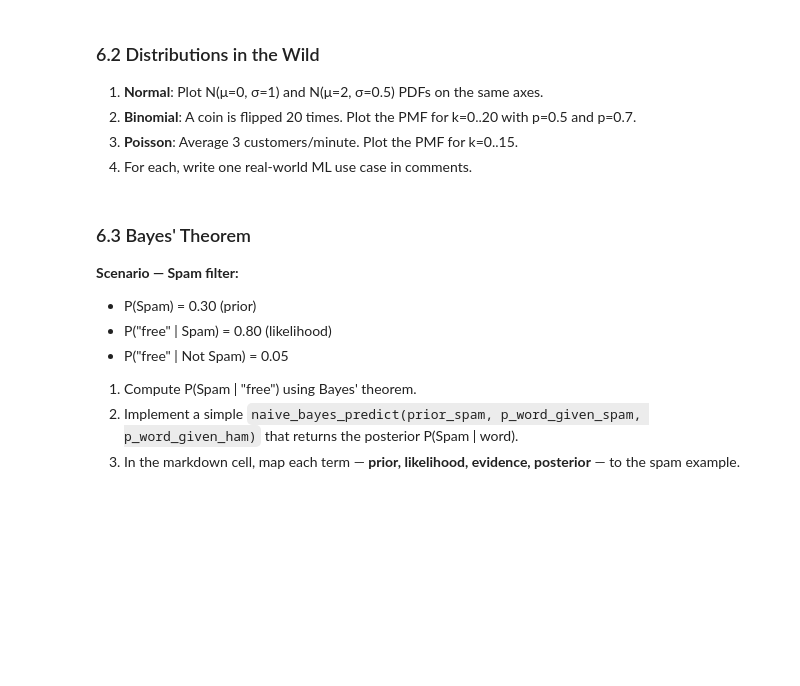
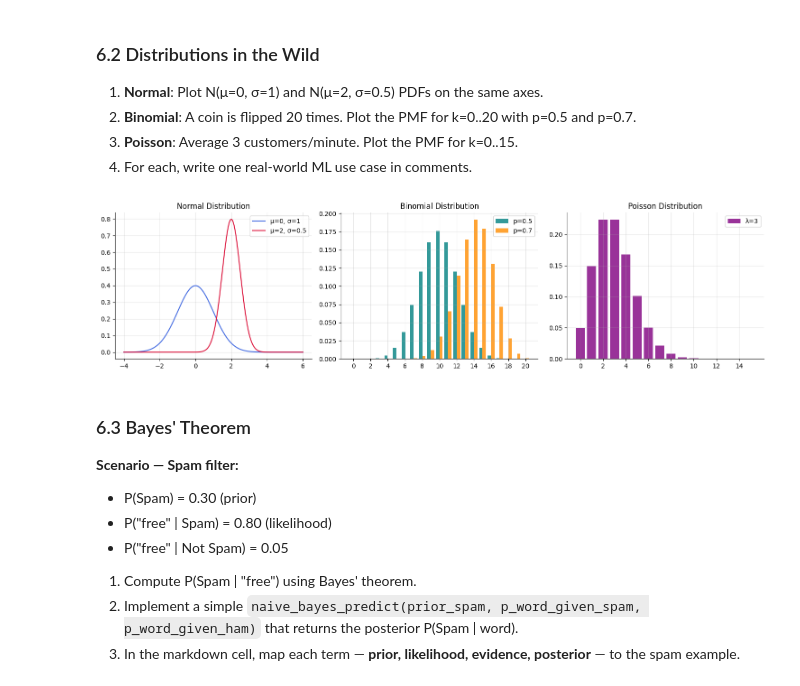
Before and after one commit to GagandeepSingh20/Celebal-Excellence-Internship, a Jupyter notebook: week1_Gagandeep.ipynb, the cells around one changed output. Cells and saved outputs as stored; diff of their text form; code cells hidden in the pictures; blank space fills up the shorter version.

```diff
--- a/week1_Gagandeep.ipynb
+++ b/week1_Gagandeep.ipynb
@@ -845,27 +951,52 @@ print(f"Independent? {independent}")
 3. **Poisson**: Average 3 customers/minute. Plot the PMF for k=0..15.
 4. For each, write one real-world ML use case in comments.
 # %%
+import numpy as np
+import matplotlib.pyplot as plt
+from scipy import stats
+
 fig, axes = plt.subplots(1, 3, figsize=(15, 4))
 
 # ── Normal ──────────────────────────────────────────────────────────────────
 x = np.linspace(-4, 6, 300)
-# YOUR CODE HERE — plot two normal PDFs on axes[0]
-# ML use case: ...
+# Plot standard normal
+axes[0].plot(x, stats.norm.pdf(x, loc=0, scale=1), label='μ=0, σ=1', color='royalblue')
+# Plot narrower shifted normal
+axes[0].plot(x, stats.norm.pdf(x, loc=2, scale=0.5), label='μ=2, σ=0.5', color='crimson')
+
+# ML use case: Modeling residual errors in linear regression or standardizing input features for deep networks.
 axes[0].set_title('Normal Distribution')
+axes[0].legend()
+axes[0].grid(True, alpha=0.3)
 
 # ── Binomial ────────────────────────────────────────────────────────────────
 k = np.arange(0, 21)
-# YOUR CODE HERE — plot PMFs for p=0.5 and p=0.7 on axes[1]
-# ML use case: ...
+# Plot fair coin success distribution
+axes[1].bar(k - 0.2, stats.binom.pmf(k, n=20, p=0.5), width=0.4, label='p=0.5', color='teal', alpha=0.8)
+# Plot biased coin success distribution
+axes[1].bar(k + 0.2, stats.binom.pmf(k, n=20, p=0.7), width=0.4, label='p=0.7', color='darkorange', alpha=0.8)
+
+# ML use case: Evaluating classification metrics such as calculating confidence bounds on an email click-through rate.
 axes[1].set_title('Binomial Distribution')
+axes[1].set_xticks(np.arange(0, 21, 2))
+axes[1].legend()
+axes[1].grid(True, alpha=0.3)
 
 # ── Poisson ─────────────────────────────────────────────────────────────────
 k2 = np.arange(0, 16)
-# YOUR CODE HERE — plot PMF (λ=3) on axes[2]
-# ML use case: ...
+# Plot arrival rate PMF with lambda=3
+axes[2].bar(k2, stats.poisson.pmf(k2, mu=3), color='purple', alpha=0.8, label='λ=3')
+
+# ML use case: Predicting rare discrete events like website server traffic surges, call centre volume, or user clicks.
 axes[2].set_title('Poisson Distribution')
+axes[2].set_xticks(np.arange(0, 16, 2))
+axes[2].legend()
+axes[2].grid(True, alpha=0.3)
 
-plt.tight_layout(); plt.show()
+plt.tight_layout()
+plt.show()
+# %% [output]
+[figure, added]
 # %% [markdown]
 ### 6.3 Bayes' Theorem
 
```
Also changed, not shown: parts of 12 cells of this notebook.
